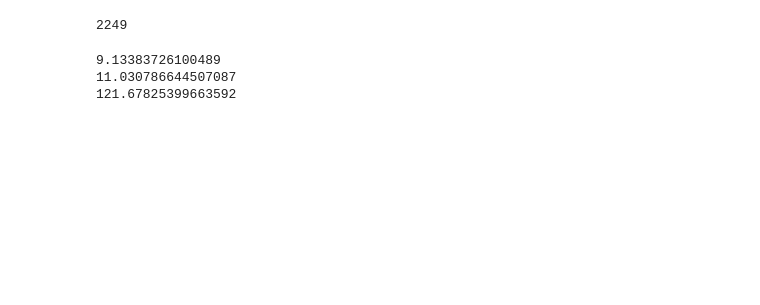
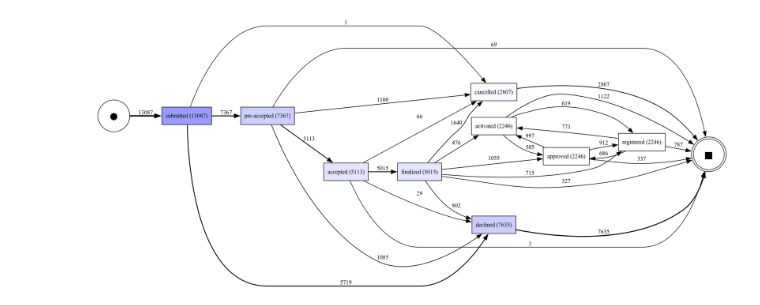
Before and after one commit to boraderen/thesis, a Jupyter notebook: notebooks/misc.ipynb, the cells around one changed output. Saved outputs shown, nothing was run; the diff lists cells and outputs as text; code cells hidden in the pictures; blank space fills up the shorter version.

```diff
--- a/notebooks/misc.ipynb
+++ b/notebooks/misc.ipynb
@@ -13,7 +18,3 @@ log.head()
 | 2 | 2011-10-01 02:38:00+00:00 | 10862 | accepted | COMPLETE | 20000 | 2011-10-01 13:42:00+00:00 | ... |
 | 3 | 2011-10-01 02:38:00+00:00 | 10862 | finalized | COMPLETE | 20000 | 2011-10-01 13:45:00+00:00 | ... |
 | 4 | 2011-10-01 02:38:00+00:00 | 10629 | registered | COMPLETE | 20000 | 2011-10-13 12:37:00+00:00 | ... |
-# %%
-warnings.filterwarnings("ignore")
-log = pm4py.read_xes("../data/inter.xes")
-log.head()
@@ -27,4 +20,0 @@ log.head()
-# %%
-warnings.filterwarnings("ignore")
-log = pm4py.read_xes("../data/resource.xes")
-log.head()
@@ -45,4 +20,0 @@ traces = (
-# %%
-len(traces)
-# %% [output]
-2249
@@ -52,14 +21,5 @@ trace_lengths = [len(trace) for trace in traces]
-# %%
-import statistics
-
-mean = statistics.mean(trace_lengths)
-stdev = statistics.stdev(trace_lengths)      # sample (n-1)
-variance = statistics.variance(trace_lengths)  # sample (n-1)
-
-print(mean)
-print(stdev)
-print(variance)
-# %% [output]
-9.13383726100489
-11.030786644507087
-121.67825399663592
+# %%
+dfg, sa, ea = pm4py.discover_dfg(log)
+pm4py.view_dfg(dfg, sa, ea)
+# %% [output]
+[figure, added]
```
Also changed, not shown: parts of 7 cells of this notebook, 10 other files.
